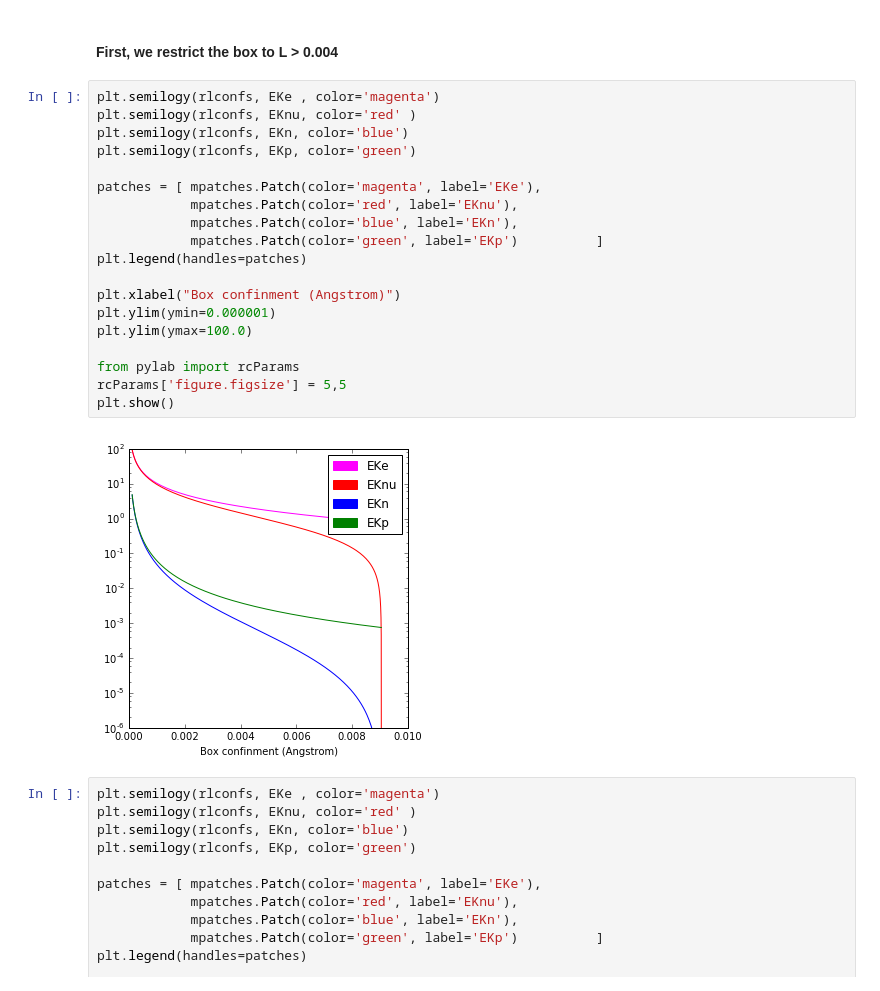
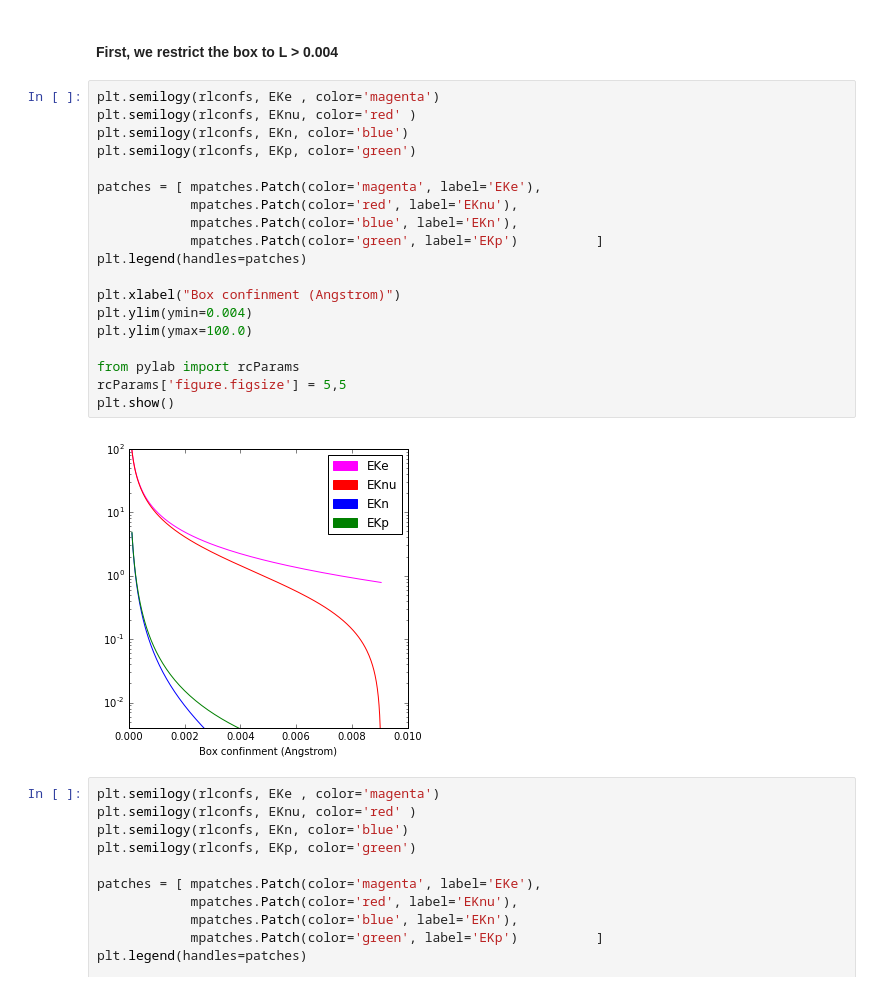
Before and after one commit to charlesmartin14/brillouin, a Jupyter notebook: Paper-Confinement-Induced-Electron-Capture.ipynb, the cells around one changed output. Saved outputs shown, nothing was run; the diff lists cells and outputs as text.

```diff
--- a/Paper-Confinement-Induced-Electron-Capture.ipynb
+++ b/Paper-Confinement-Induced-Electron-Capture.ipynb
@@ -441,24 +446,24 @@ for i, pep in enumerate(peps):
 # %%
 plt.semilogy(rlconfs, EKe , color='magenta')
 plt.semilogy(rlconfs, EKnu, color='red' )
 plt.semilogy(rlconfs, EKn, color='blue')
 plt.semilogy(rlconfs, EKp, color='green')
 
 patches = [ mpatches.Patch(color='magenta', label='EKe'),
             mpatches.Patch(color='red', label='EKnu'),
             mpatches.Patch(color='blue', label='EKn'),
             mpatches.Patch(color='green', label='EKp')          ]
 plt.legend(handles=patches)
 
 plt.xlabel("Box confinment (Angstrom)")
-plt.ylim(ymin=0.000001)
+plt.ylim(ymin=0.004)
 plt.ylim(ymax=100.0)
 
 from pylab import rcParams
 rcParams['figure.figsize'] = 5,5
 plt.show()
 # %% [output]
-[figure, old version]
+[figure, new version]
 # %%
 plt.semilogy(rlconfs, EKe , color='magenta')
 plt.semilogy(rlconfs, EKnu, color='red' )
```
Also changed, not shown: parts of 19 cells of this notebook.
